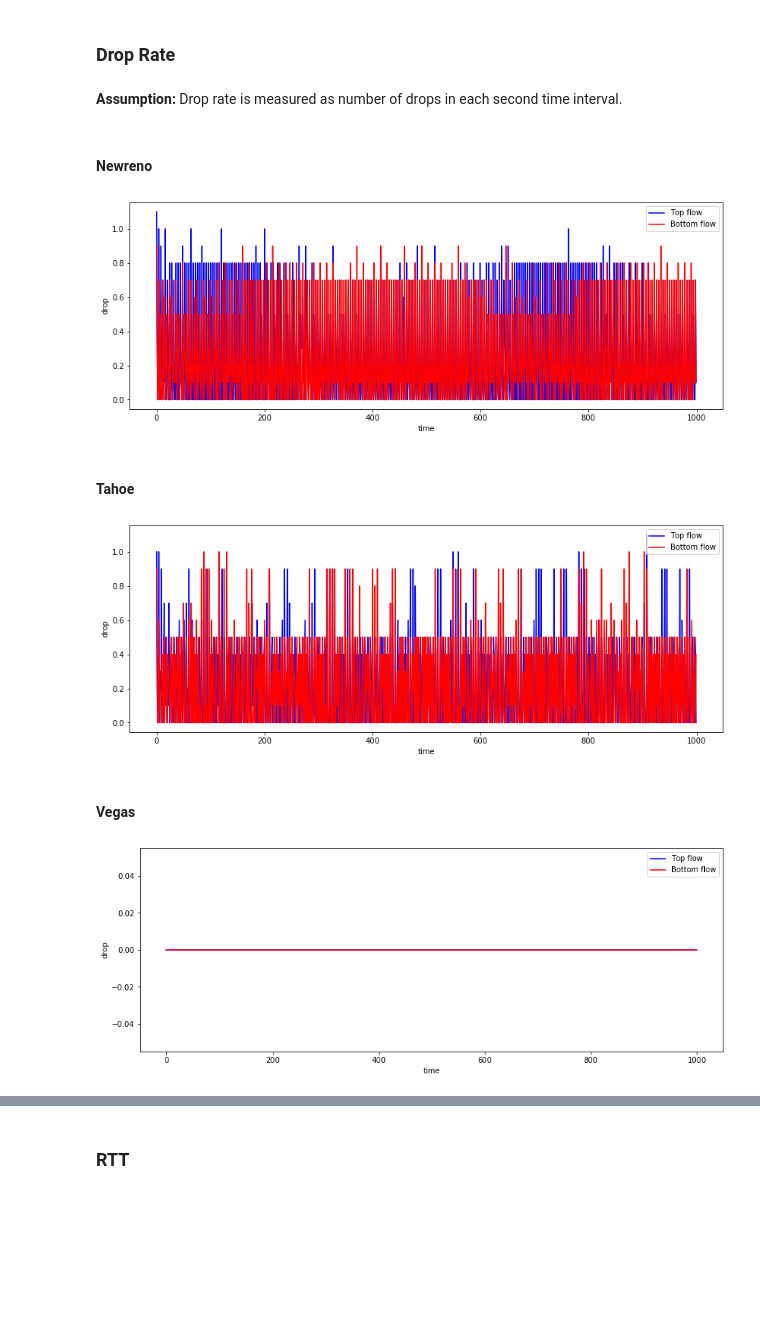
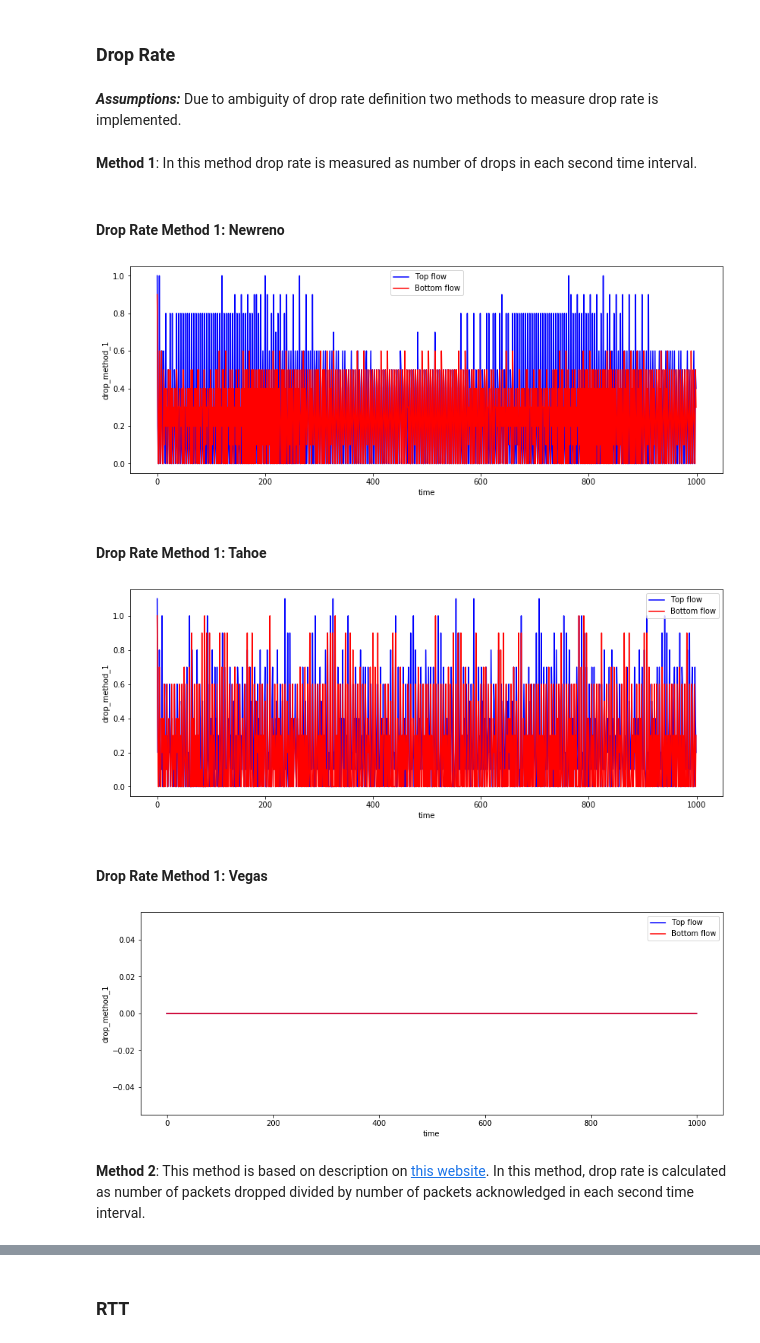
Before and after one commit to armanr99/NS2-TCP-Congestion-Control, a Jupyter notebook: congestion.ipynb, the cells around one changed output, grey strips where cells are left out. Drawn from its saved outputs; the diff is of its cells as text; code cells hidden in the pictures; blank space fills up the shorter version.

Commit message:
Add new method for drop rate

```diff
--- a/congestion.ipynb
+++ b/congestion.ipynb
@@ -96,18 +108,52 @@ def plot_data(self, data_name):
 
 Simulator.plot_data = plot_data
 # %%
-def get_drop_rates(self, flow_id):
+def get_drop_rates_method_1(self, flow_id):
     drop_rates = [0] * SIMULATION_TIME
 
     trace_file = self.tools.read_file(TRACE_FILENAME)
 
     for trace_line in trace_file:
         if trace_line[0] == 'd' and trace_line[7] == flow_id:
-            drop_rates[int(float(trace_line[1]))] += 1
+            time_index = int(float(trace_line[1]))
+            drop_rates[time_index] += 1
 
-    return pd.DataFrame(drop_rates, columns=[DROP_DATA_NAME])
+    return pd.DataFrame(drop_rates, columns=[DROP_METHOD_1_DATA_NAME])
 
-Simulator.get_drop_rates = get_drop_rates
+Simulator.get_drop_rates_method_1 = get_drop_rates_method_1
+# %%
+from __future__ import division
+
+def get_drop_rates_method_2(self, flow_id):
+    drop_counts, number_of_acks = self.get_drop_rate_info(flow_id)
+
+    number_of_acks_per_second = [1] * SIMULATION_TIME
+    for i in range(1, SIMULATION_TIME):
+        number_of_acks_per_second[i] = max(1, number_of_acks[i] - number_of_acks[i - 1])
+
+    drop_rates = [x / y for x, y in zip(drop_counts, number_of_acks_per_second)]
+
+    return pd.DataFrame(drop_rates, columns=[DROP_METHOD_2_DATA_NAME])
+
+Simulator.get_drop_rates_method_2 = get_drop_rates_method_2
+# %%
+def get_drop_rate_info(self, flow_id):
+    drop_counts = [0] * SIMULATION_TIME
+    number_of_acks = [0] * SIMULATION_TIME
+
+    trace_file = self.tools.read_file(TRACE_FILENAME)
+
+    for trace_line in trace_file:
+        if trace_line[7] == flow_id:
+            time_index = int(float(trace_line[1]))
+            if trace_line[0] == 'd':
+                drop_counts[time_index] += 1
+            elif trace_line[0] == 'r' and trace_line[4] == "ack":
+                number_of_acks[time_index] = max(number_of_acks[time_index], int(trace_line[10]))
+
+    return drop_counts, number_of_acks
+
+Simulator.get_drop_rate_info = get_drop_rate_info
 # %% [markdown]
 ### Train Simulators
 # %%
@@ -166,22 +212,26 @@ vegas_simulator.plot_data(GOODPUT_DATA_NAME)
 # %% [markdown]
 ### Drop Rate
+# %% [markdown]
+***Assumptions:*** Due to ambiguity of drop rate definition two methods to measure drop rate is implemented.
 # %% [markdown]
-**Assumption:** Drop rate is measured as number of drops in each second time interval.
+**Method 1**: In this method drop rate is measured as number of drops in each second time interval.
 # %% [markdown]
-#### Newreno
+#### Drop Rate Method 1: Newreno
 # %%
-new_reno_simulator.plot_data(DROP_DATA_NAME)
+new_reno_simulator.plot_data(DROP_METHOD_1_DATA_NAME)
 # %% [output]
-[figure, old version]
+[figure, new version]
 # %% [markdown]
-#### Tahoe
+#### Drop Rate Method 1: Tahoe
 # %%
-tahoe_simulator.plot_data(DROP_DATA_NAME)
+tahoe_simulator.plot_data(DROP_METHOD_1_DATA_NAME)
 # %% [output]
-[figure, old version]
+[figure, new version]
 # %% [markdown]
-#### Vegas
+#### Drop Rate Method 1: Vegas
 # %%
-vegas_simulator.plot_data(DROP_DATA_NAME)
+vegas_simulator.plot_data(DROP_METHOD_1_DATA_NAME)
 # %% [output]
-[figure, old version]
+[figure, new version]
+# %% [markdown]
+**Method 2**: This method is based on description on [this website](http://intronetworks.cs.luc.edu/current/html/ns2.html#loss-rate-versus-cwnd-part-1). In this method, drop rate is calculated as number of packets dropped divided by number of packets acknowledged in each second time interval.
```
Also changed, not shown: parts of 29 cells of this notebook.
